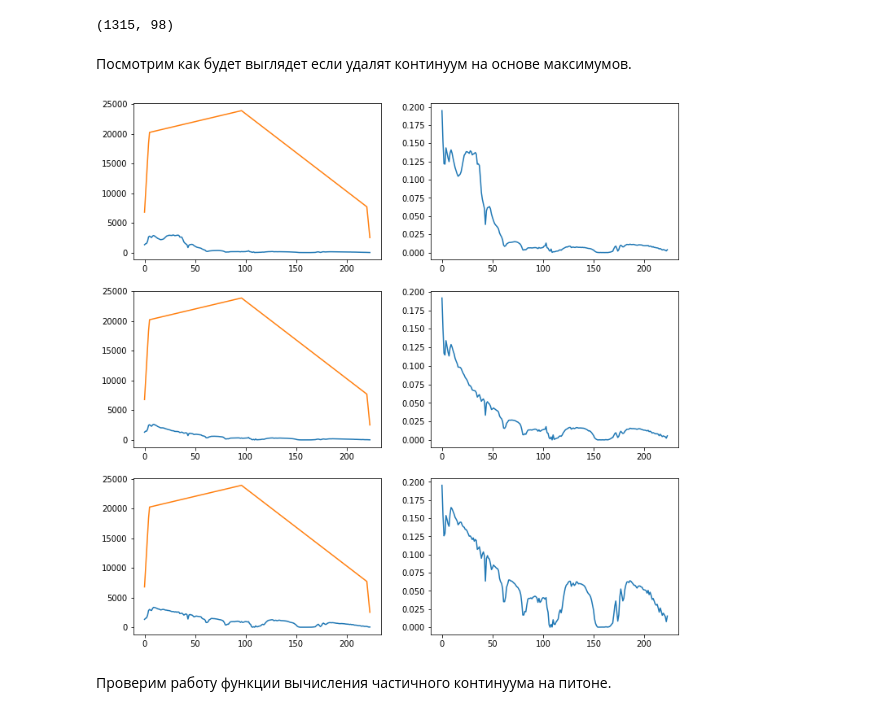
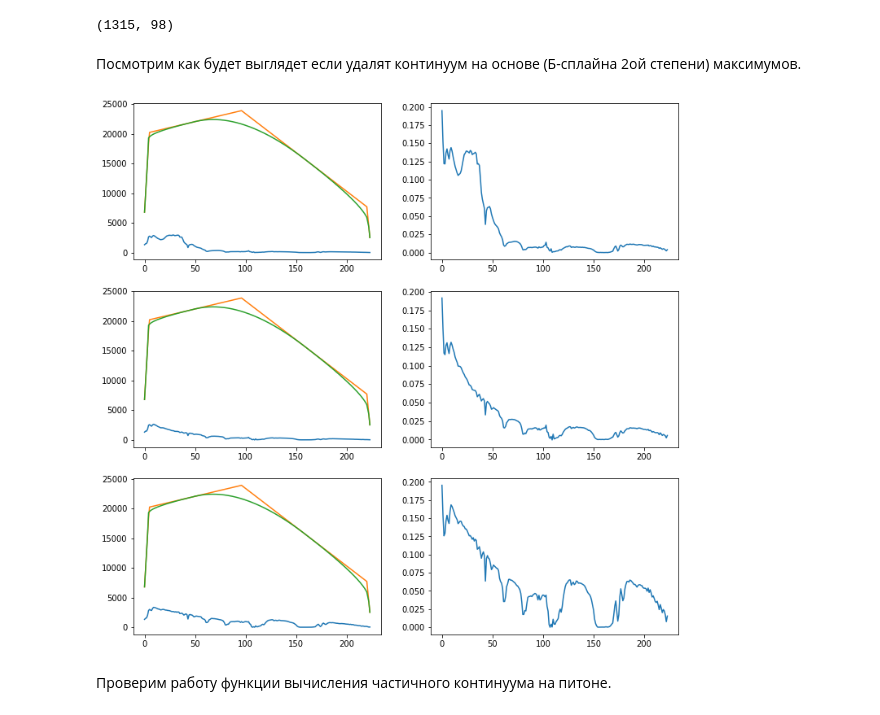
Before and after one commit to kormang/hyperspectralplayground, a Jupyter notebook: hyperspectral.ipynb, the cells around one changed output. Saved outputs shown, nothing was run; the diff lists cells and outputs as text; code cells hidden in the pictures.

Commit message:
Add 2nd degree BSpline

```diff
--- a/hyperspectral.ipynb
+++ b/hyperspectral.ipynb
@@ -199,31 +196,34 @@ print(coords)
 # %% [output]
 (1315, 98)
 # %% [markdown]
-Посмотрим как будет выглядет если удалят континуум на основе максимумов.
+Посмотрим как будет выглядет если удалят континуум на основе (Б-сплайна 2oй степени) максимумов.
 # %%
-from pycontinuum import pycontinuum, pycontinuum_removed
+from pycontinuum import pycontinuum, pycontinuum_removed, pycontinuum_points
+from math_utils import bspline2_from_points
 inarr = np.array([data[561, 501].astype(float), data[599, 300].astype(float), data[41, 525].astype(float)])
 outarr_rem = np.empty_like(inarr)
 
 cont = pycontinuum(maxes)
+cont_points = pycontinuum_points(maxes)
+cont_bspline2 = bspline2_from_points(cont_points)
 
 for i in range(0, inarr.shape[0]):
-    pycontinuum(inarr[i], outarr[i])
-    pycontinuum_removed(inarr[i], cont, outarr_rem[i])
+    pycontinuum_removed(inarr[i], cont_bspline2, outarr_rem[i])
 
 fig = pylab.figure()
 fig.set_size_inches(3*4, 2*6)
 
 for i in range(3):
     pylab.subplot(3, 2, (i*2)+1)
     pylab.plot(inarr[i])
     pylab.plot(cont)
+    pylab.plot(cont_bspline2)
     pylab.subplot(3, 2, (i*2)+2)
     pylab.plot(outarr_rem[i])
 
 pylab.show()
 # %% [output]
-[figure, old version]
+[figure, new version]
 # %% [markdown]
 Проверим работу функции вычисления частичного континуума на питоне.
 # %%
```
Also changed, not shown: parts of 2 cells of this notebook, 2 other files.
